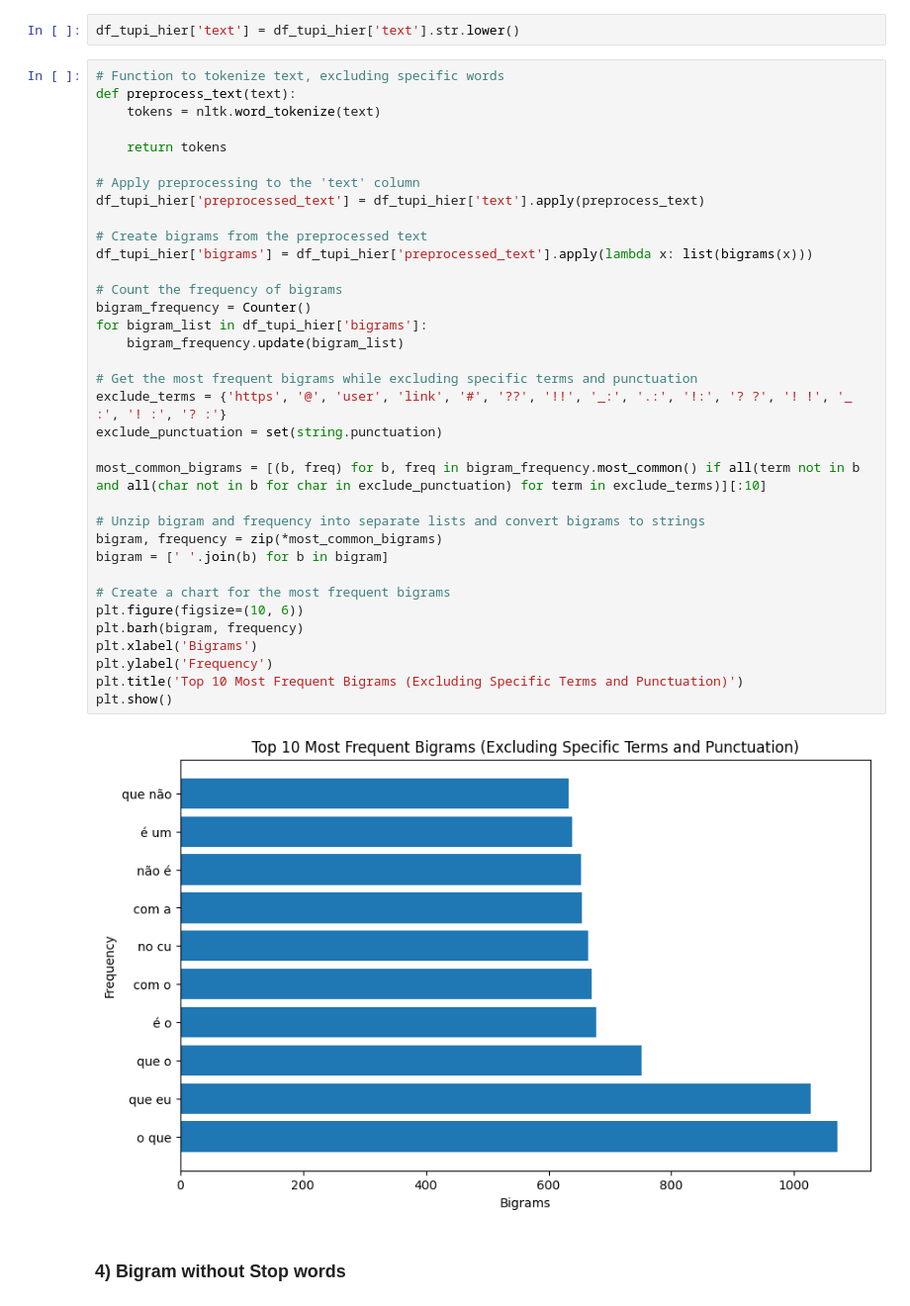
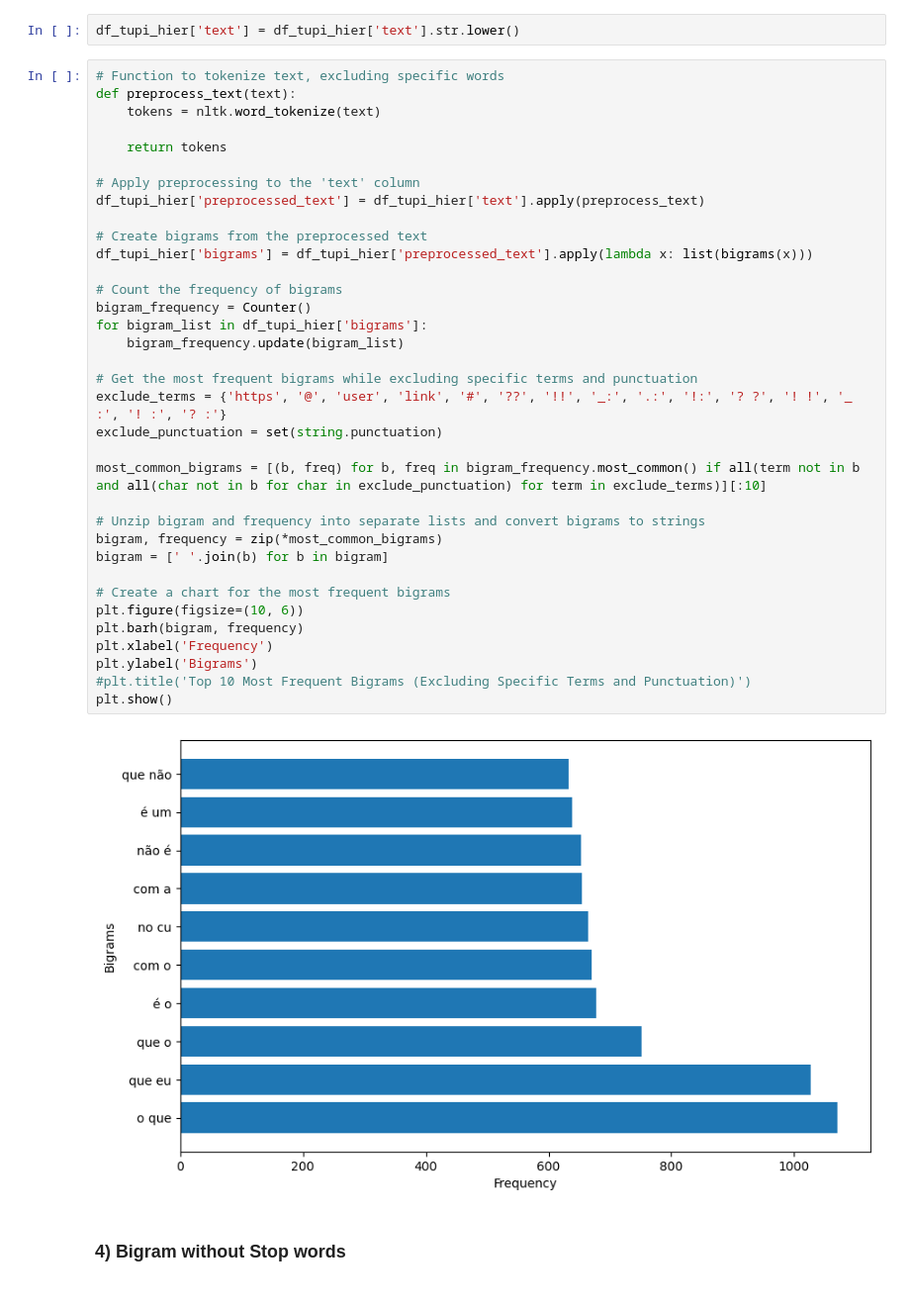
Before and after one commit to Silly-Machine/TuPy-Data-Engineering, a Jupyter notebook: notebooks/exploratory data analysis.ipynb, the cells around one changed output. Shown at 99% size. Saved outputs shown, nothing was run; the diff lists cells and outputs as text.

```diff
--- a/notebooks/exploratory data analysis.ipynb
+++ b/notebooks/exploratory data analysis.ipynb
@@ -126,37 +127,37 @@ def preprocess_text(text):
     tokens = nltk.word_tokenize(text)
 
     return tokens
 
 # Apply preprocessing to the 'text' column
 df_tupi_hier['preprocessed_text'] = df_tupi_hier['text'].apply(preprocess_text)
 
 # Create bigrams from the preprocessed text
 df_tupi_hier['bigrams'] = df_tupi_hier['preprocessed_text'].apply(lambda x: list(bigrams(x)))
 
 # Count the frequency of bigrams
 bigram_frequency = Counter()
 for bigram_list in df_tupi_hier['bigrams']:
     bigram_frequency.update(bigram_list)
 
 # Get the most frequent bigrams while excluding specific terms and punctuation
 exclude_terms = {'https', '@', 'user', 'link', '#', '??', '!!', '_:', '.:', '!:', '? ?', '! !', '_ :', '! :', '? :'}
 exclude_punctuation = set(string.punctuation)
 
 most_common_bigrams = [(b, freq) for b, freq in bigram_frequency.most_common() if all(term not in b and all(char not in b for char in exclude_punctuation) for term in exclude_terms)][:10]
 
 # Unzip bigram and frequency into separate lists and convert bigrams to strings
 bigram, frequency = zip(*most_common_bigrams)
 bigram = [' '.join(b) for b in bigram]
 
 # Create a chart for the most frequent bigrams
 plt.figure(figsize=(10, 6))
 plt.barh(bigram, frequency)
-plt.xlabel('Bigrams')
-plt.ylabel('Frequency')
-plt.title('Top 10 Most Frequent Bigrams (Excluding Specific Terms and Punctuation)')
+plt.xlabel('Frequency')
+plt.ylabel('Bigrams')
+#plt.title('Top 10 Most Frequent Bigrams (Excluding Specific Terms and Punctuation)')
 plt.show()
 # %% [output]
-[figure, old version]
+[figure, new version]
 # %% [markdown]
 ### 4) Bigram without Stop words
 # %%
```
Also changed, not shown: parts of 23 cells of this notebook, 27 other files.
